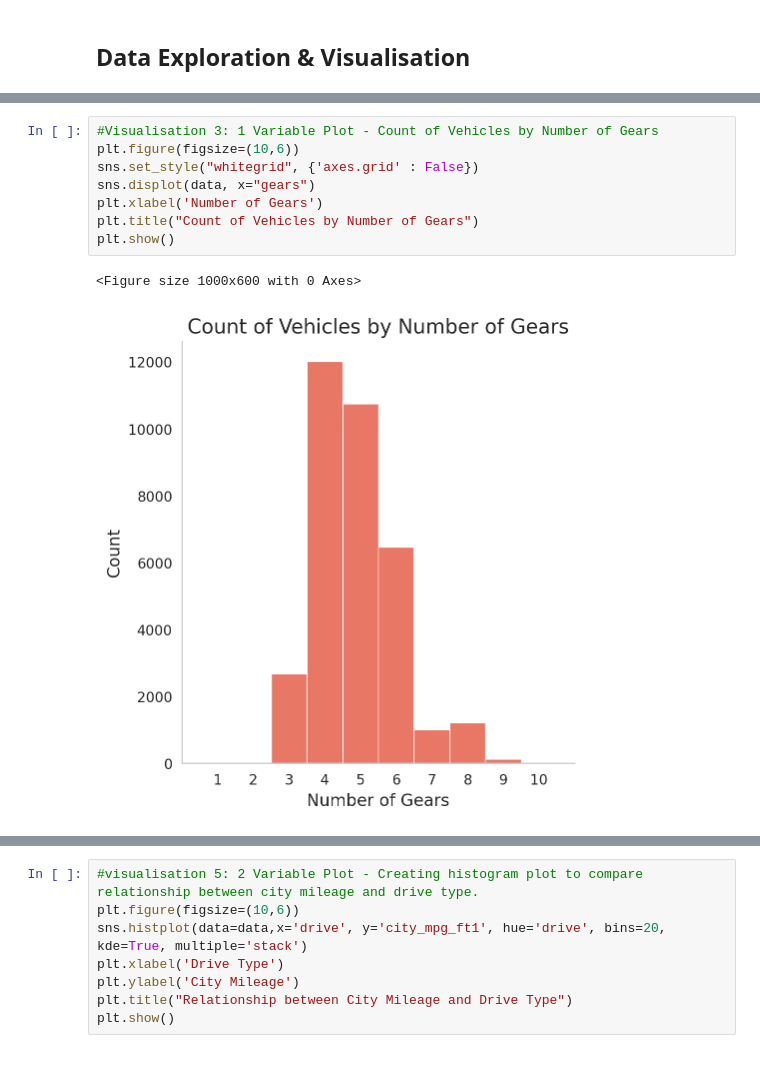
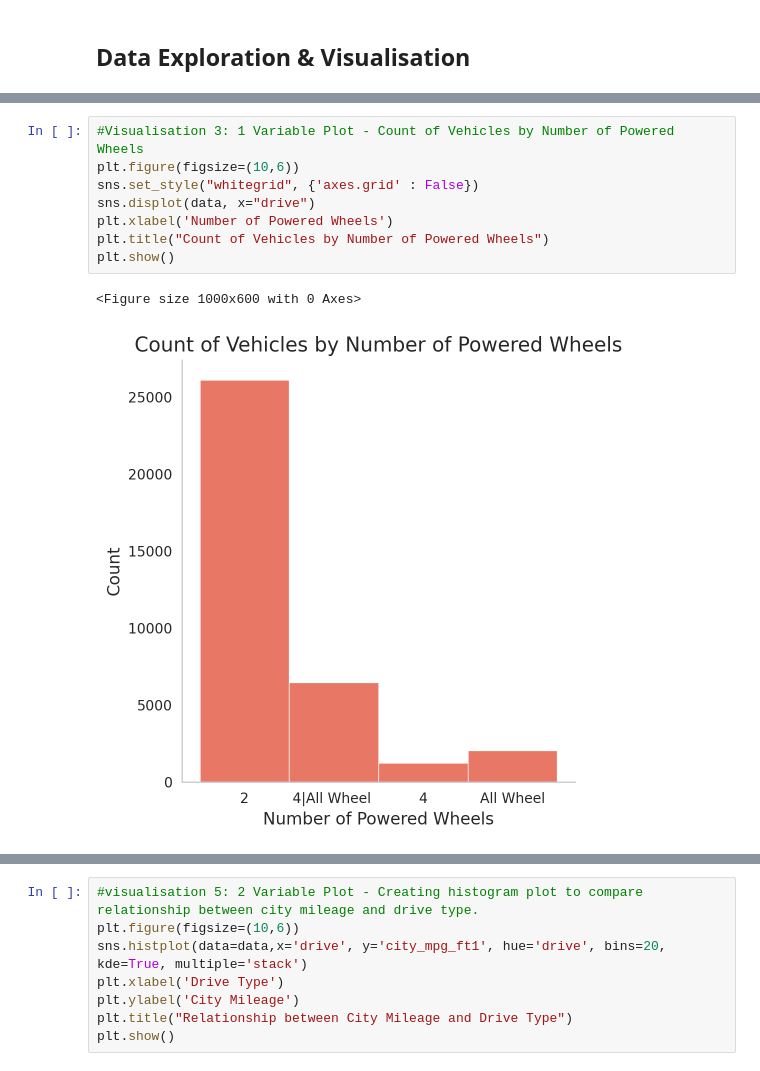
Before and after one commit to awol380/Machine-Learning-2410-Assignment, a Jupyter notebook: Phase_1.ipynb, the cells around one changed output, grey strips where cells are left out. Cells and saved outputs as stored; diff of their text form.

```diff
--- a/Phase_1.ipynb
+++ b/Phase_1.ipynb
@@ -521,11 +535,11 @@ plt.show()
 # %%
-#Visualisation 3: 1 Variable Plot - Count of Vehicles by Number of Gears
+#Visualisation 3: 1 Variable Plot - Count of Vehicles by Number of Powered Wheels
 plt.figure(figsize=(10,6))
 sns.set_style("whitegrid", {'axes.grid' : False})
-sns.displot(data, x="gears")
-plt.xlabel('Number of Gears')
-plt.title("Count of Vehicles by Number of Gears")
+sns.displot(data, x="drive")
+plt.xlabel('Number of Powered Wheels')
+plt.title("Count of Vehicles by Number of Powered Wheels")
 plt.show()
 # %% [output]
 <Figure size 1000x600 with 0 Axes>
-[figure, old version]
+[figure, new version]
```
Also changed, not shown: parts of 13 cells of this notebook.
